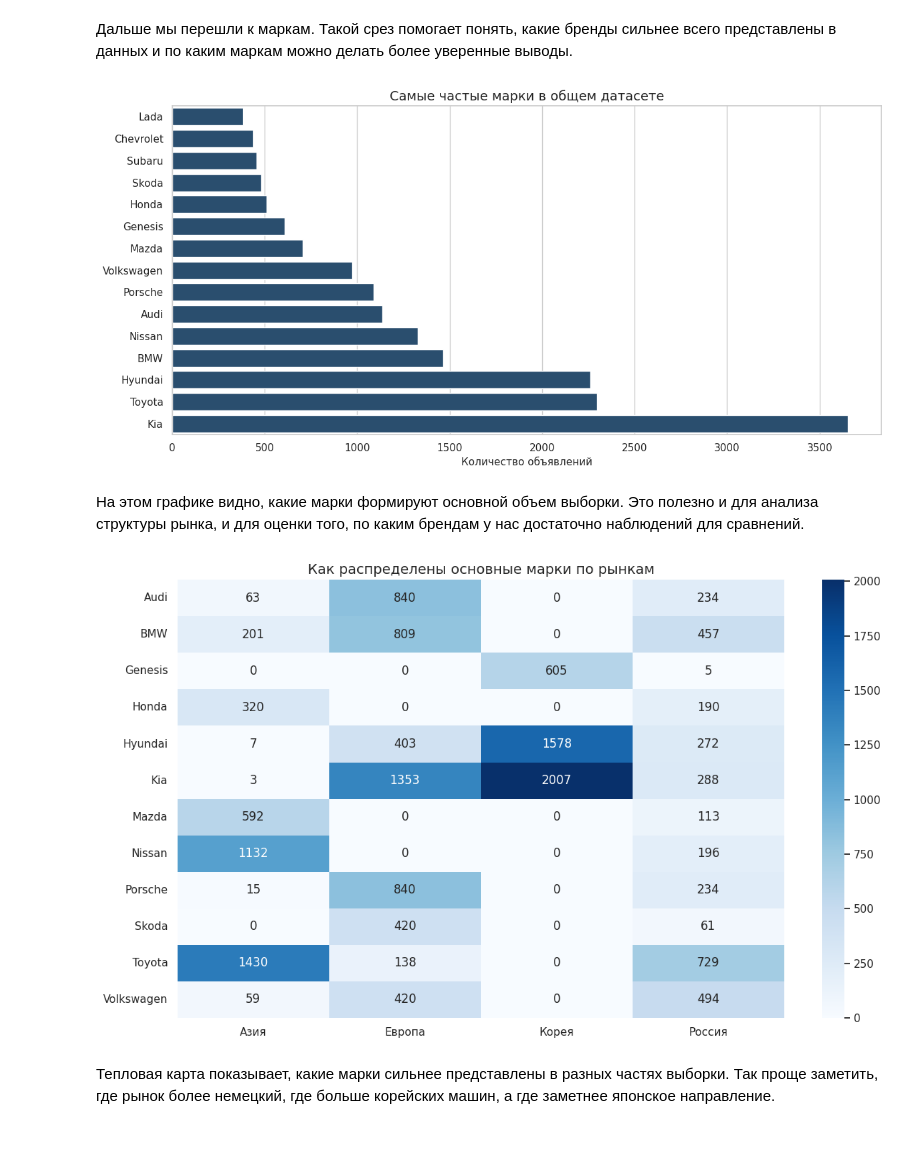
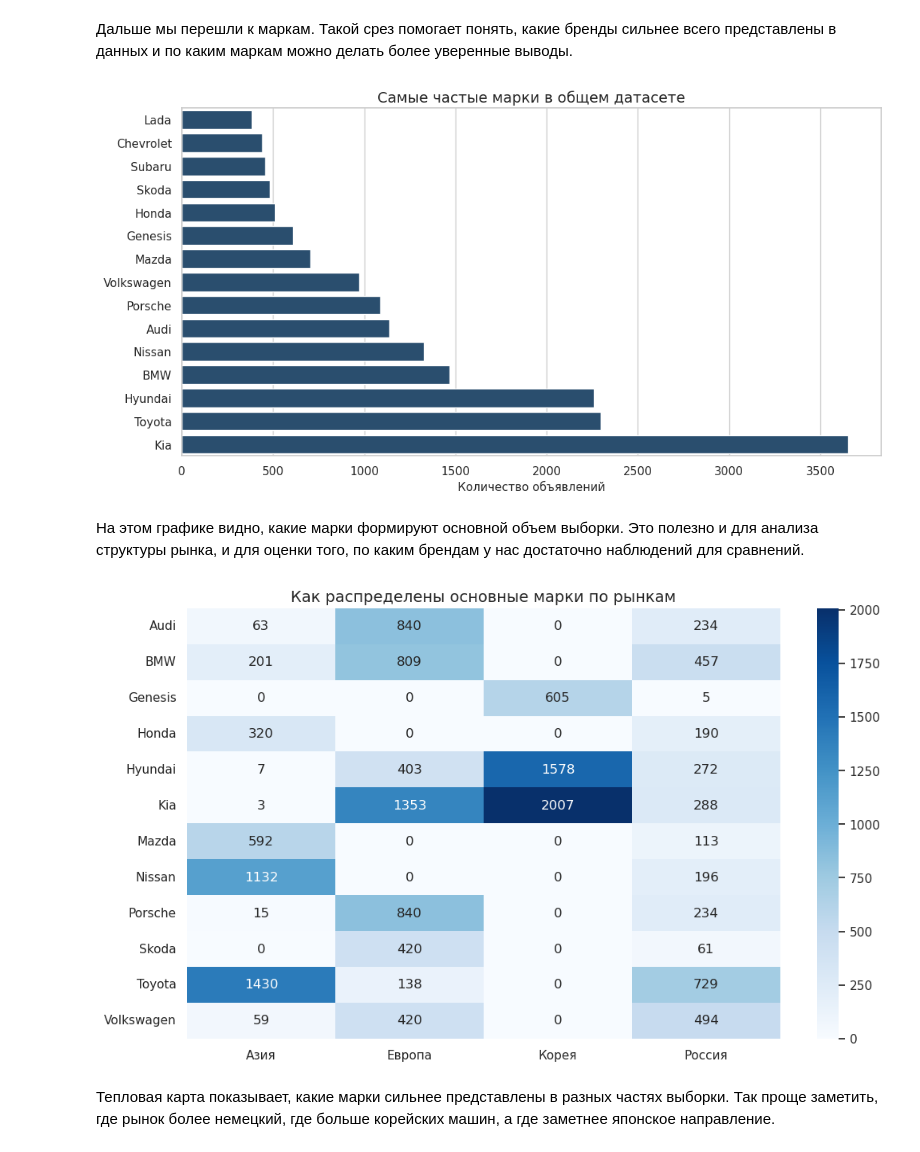
Before and after one commit to SkwamaZ/GP2_AUTOMOBILES, a Jupyter notebook: GP_2.ipynb, the cells around one changed output. Saved outputs shown, nothing was run; the diff lists cells and outputs as text; code cells hidden in the pictures.

```diff
--- a/GP_2.ipynb
+++ b/GP_2.ipynb
@@ -604,13 +618,12 @@ display(top_brands)
 # %%
 plt.figure(figsize=(12, 6))
 sns.barplot(data=top_brands.sort_values("Количество объявлений", ascending=True), x="Количество объявлений", y="Марка")
 plt.title("Самые частые марки в общем датасете")
 plt.xlabel("Количество объявлений")
 plt.ylabel("")
-plt.tight_layout()
 plt.show()
 # %% [output]
-[figure, old version]
+[figure, new version]
 # %% [markdown]
 На этом графике видно, какие марки формируют основной объем выборки. Это полезно и для анализа структуры рынка, и для оценки того, по каким брендам у нас достаточно наблюдений для сравнений.
 # %%
@@ -629,10 +642,9 @@ sns.heatmap(heatmap_table, annot=True, fmt=".0f", cmap="Blues")
 plt.title("Как распределены основные марки по рынкам")
 plt.xlabel("")
 plt.ylabel("")
-plt.tight_layout()
 plt.show()
 # %% [output]
-[figure, old version]
+[figure, new version]
 # %% [markdown]
 Тепловая карта показывает, какие марки сильнее представлены в разных частях выборки. Так проще заметить, где рынок более немецкий, где больше корейских машин, а где заметнее японское направление.
 # %%
```
Also changed, not shown: parts of 52 cells of this notebook, 1 other file.
